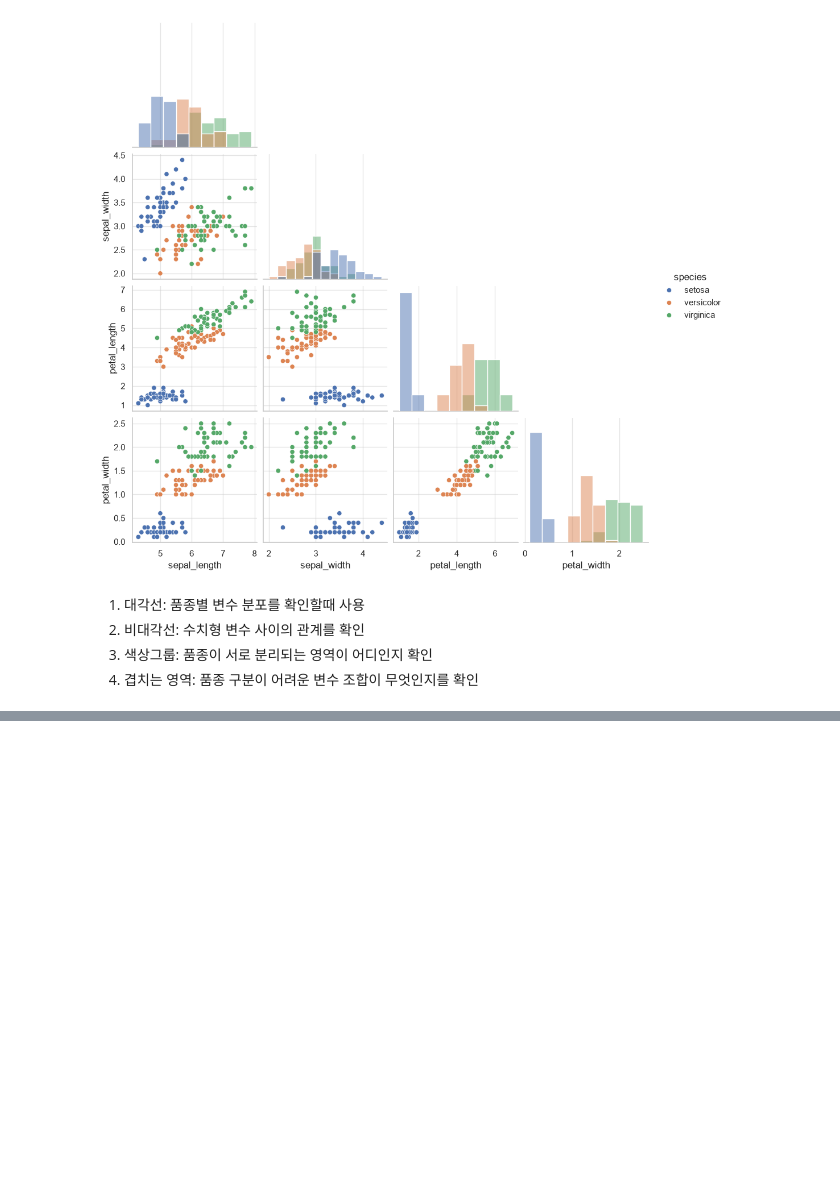
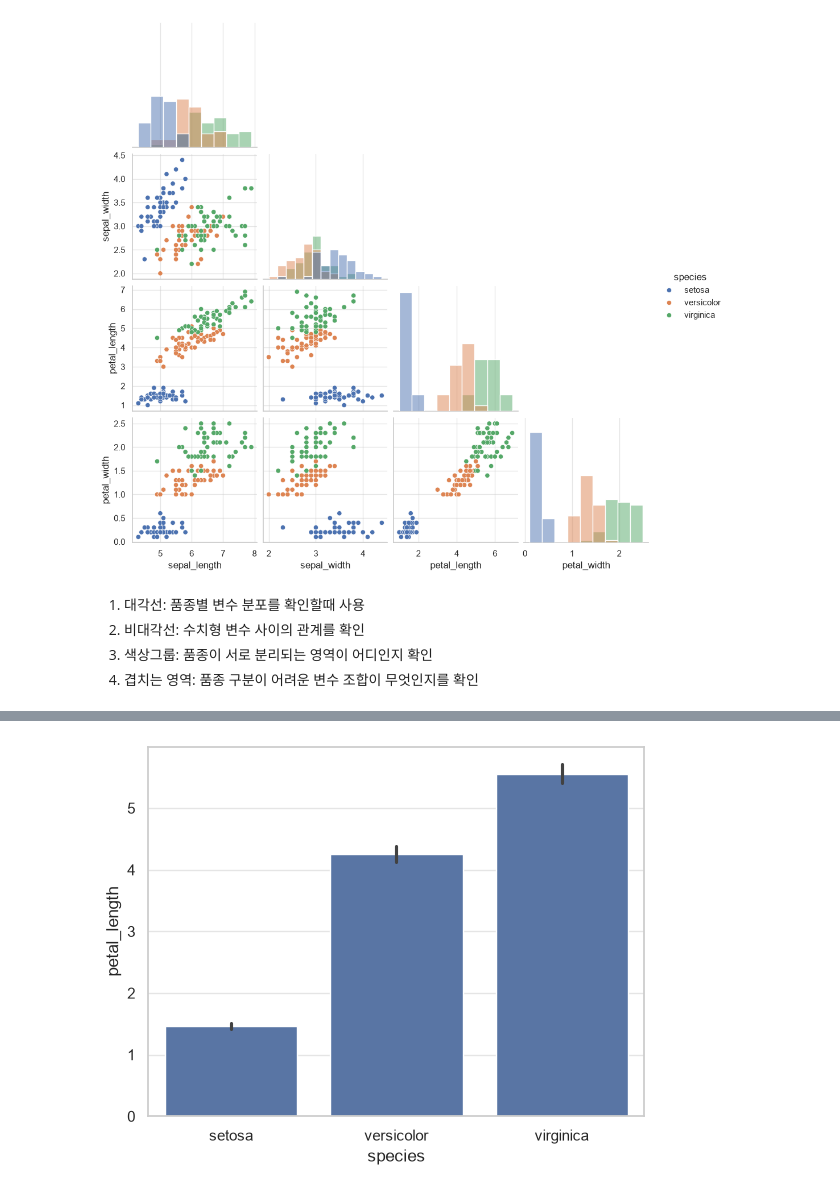
Before and after one commit to eddie1031/2026_SKP_005, a Jupyter notebook: visualization_exp_1.ipynb, the cells around one changed output, grey strips where cells are left out. Saved outputs shown, nothing was run; the diff lists cells and outputs as text; code cells hidden in the pictures; blank space fills up the shorter version.

```diff
--- a/visualization_exp_1.ipynb
+++ b/visualization_exp_1.ipynb
@@ -479,0 +512,14 @@ plt.show()
+# %%
+order = petal_mean.index
+
+sns.barplot(
+    data=df,
+    x='species',
+    y='petal_length',
+    order=order,
+    estimator='mean',
+)
+
+plt.show()
+# %% [output]
+[figure, added]
```
Also changed, not shown: parts of 8 cells of this notebook.
